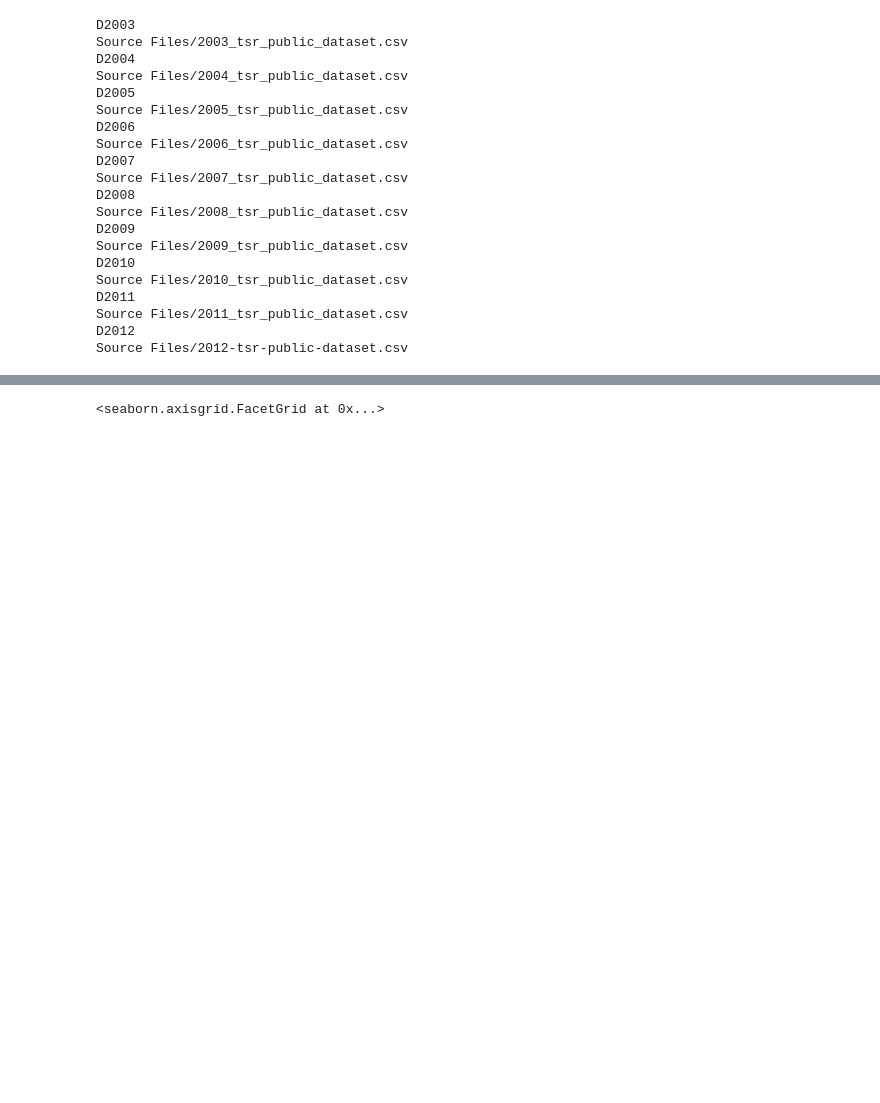
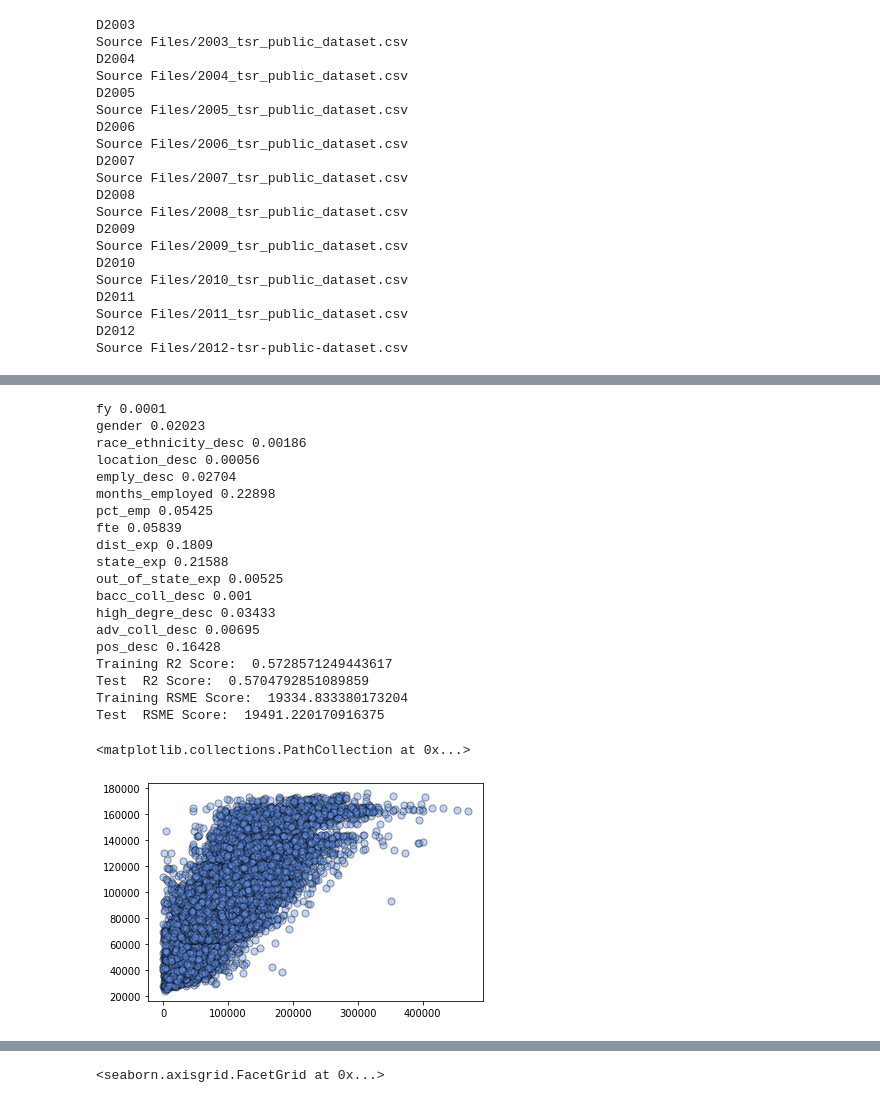
Before and after one commit to obxkid413/DSC-672_Project, a Jupyter notebook: Chicago_Teacher_Salary_Code_Tim.ipynb, the cells around one changed output, grey strips where cells are left out. Saved outputs shown, nothing was run; the diff lists cells and outputs as text; code cells hidden in the pictures; blank space fills up the shorter version.

Commit message:
Add files via upload
Include Random Forest Model... will update parameters to test various versions.

```diff
--- a/Chicago_Teacher_Salary_Code_Tim.ipynb
+++ b/Chicago_Teacher_Salary_Code_Tim.ipynb
@@ -19,7 +36,7 @@ os.getcwd()
 'C:\\Users\\tiward.FHMC.000\\Desktop\\Python Project'
 # %%
 # Create List of Source Files
-Source_List=!cd Source Files & dir *.csv* /B # Must Run Outside Run File Command
+Source_List=!cd Source Files & dir *tsr*.csv* /B # Must Run Outside Run File Command
 # %%
 #import Data
 for file in Source_List:
@@ -56,6 +82,9 @@ Source Files/2012-tsr-public-dataset.csv
 # %%
-#Discuss Variable to Keep and Repetitive Varaiables
+#Convert Variables to numeric as needed
+
+Main_bckup=Main.copy()
 Main=Main[Main.salary.astype('float') >0] # Remove Salary Equal to or Less Than 0
 Main['salary']=Main.salary.astype('float')
-#Main.describe()
-Main.info()
+Main['dst_zip']=Main.dst_zip.astype('float')
+Main['sch_zip']=Main.sch_zip.astype('float')
+Main['year'] = Main.fy.astype(int)
@@ -80,2 +267,54 @@ memory usage: 764.9+ MB
+# %%
+score= RF_model.score(test_X, test_y)
+tr_score= RF_model.score(train_X, train_y)
+
+RF_predictions_test = RF_model.predict(test_X)
+RF_predictions_train = RF_model.predict(train_X)
+rmse_test= np.sqrt(mean_squared_error(test_y ,RF_predictions_test))
+rmse_train=np.sqrt(mean_squared_error(train_y ,RF_predictions_train))
+
+
+for i, (x, y) in enumerate(zip(test_X.columns, np.round(RF_model.feature_importances_,5) )):
+    print(x,str(y))
+
+print('Training R2 Score: ', str(tr_score))
+print('Test  R2 Score: ', str(score))
+print('Training RSME Score: ', str(rmse_train))
+print('Test  RSME Score: ', str(rmse_test))
+
+
+plt.figure()
+s = 50
+a = 0.4
+plt.scatter(test_y, RF_predictions, edgecolor='k',
+            c="cornflowerblue", s=s, alpha=a,
+            label="Multi RF score=%.2f" % RF_model.score(test_X, test_y))
+
+#labelencoder.fit_transform(train_X['race_ethnicity_desc'])
+
+#train_X.columns
+#train_y.describe()
+# %% [output]
+fy 0.0001
+gender 0.02023
+race_ethnicity_desc 0.00186
+location_desc 0.00056
+emply_desc 0.02704
+months_employed 0.22898
+pct_emp 0.05425
+fte 0.05839
+dist_exp 0.1809
+state_exp 0.21588
+out_of_state_exp 0.00525
+bacc_coll_desc 0.001
+high_degre_desc 0.03433
+adv_coll_desc 0.00695
+pos_desc 0.16428
+Training R2 Score:  0.5728571249443617
+Test  R2 Score:  0.5704792851089859
+Training RSME Score:  19334.833380173204
+Test  RSME Score:  19491.220170916375
+<matplotlib.collections.PathCollection at 0x...>
+[figure, added]
 # %%
 #Visualize Missing Data
```
Also changed, not shown: parts of 9 cells of this notebook.
